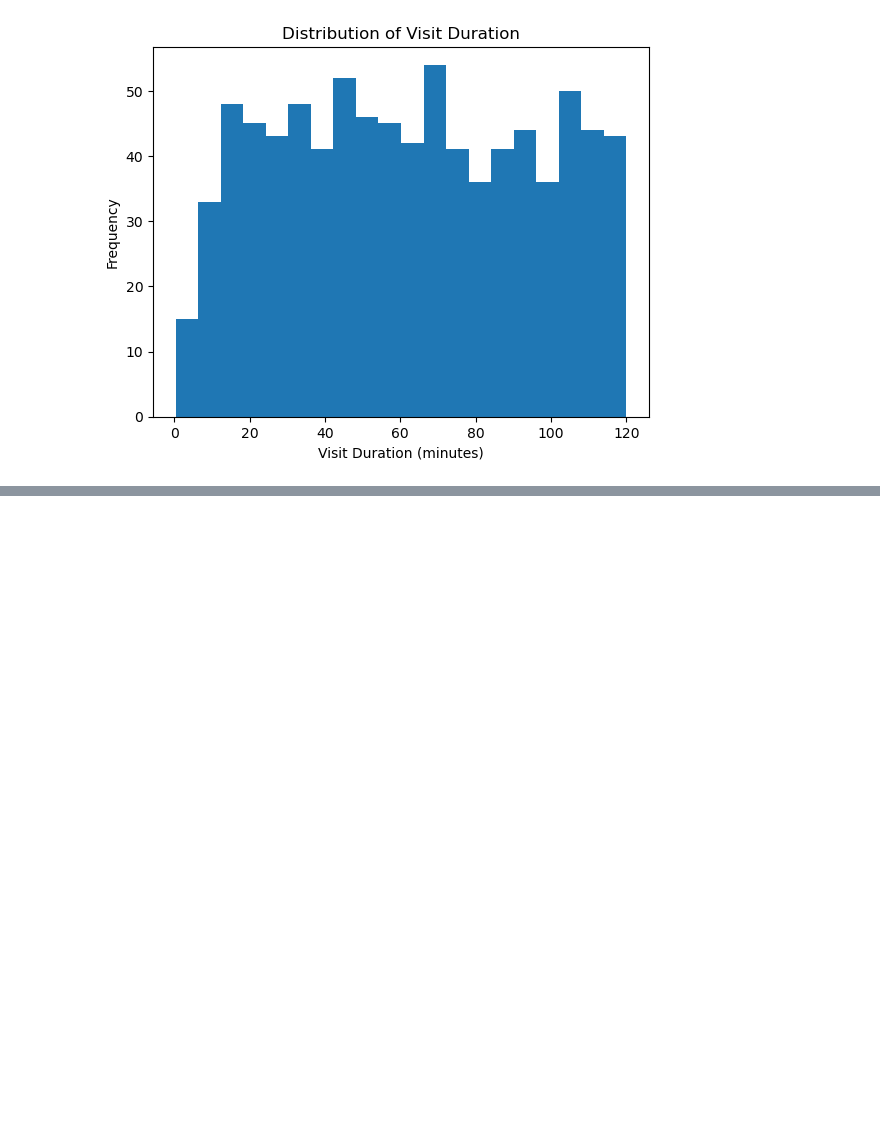
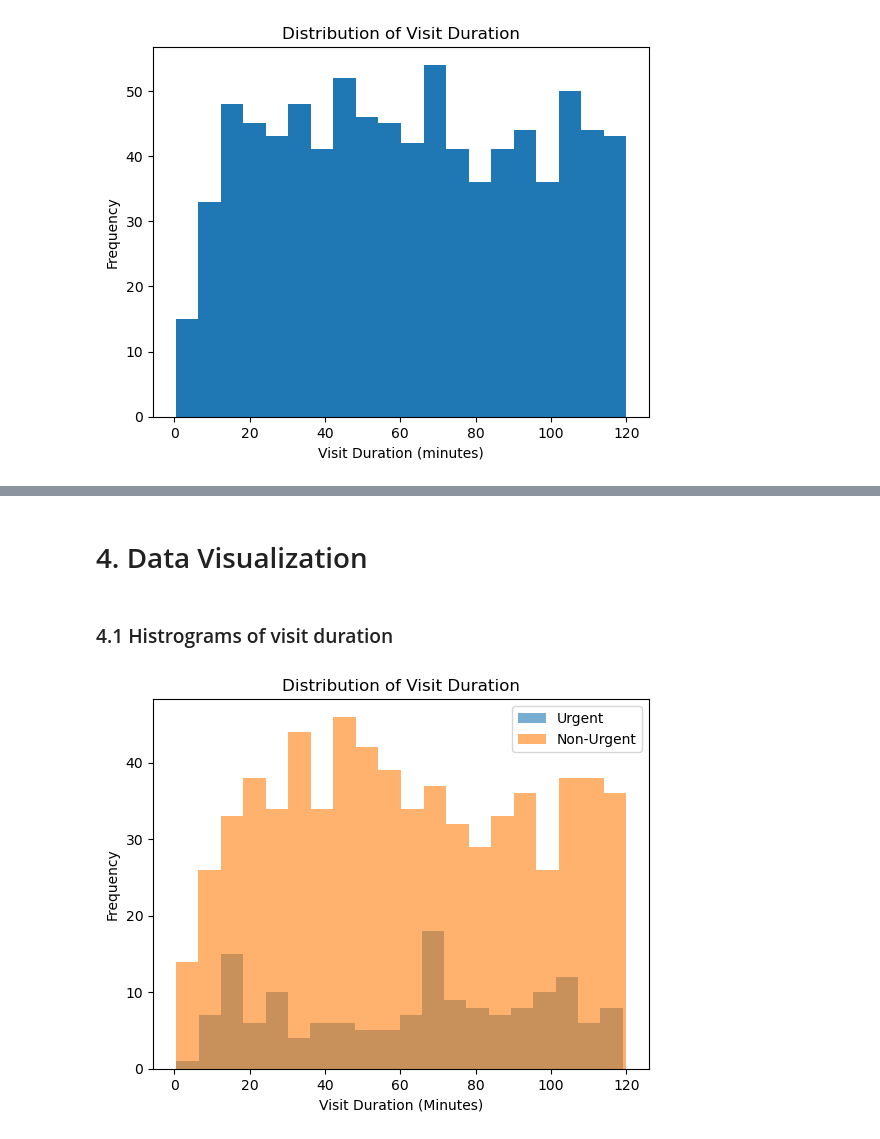
Before and after one commit to tawanwetaya-debug/speedoc_assignment, a Jupyter notebook: data_analysis.ipynb, the cells around one changed output, grey strips where cells are left out. Saved outputs shown, nothing was run; the diff lists cells and outputs as text; code cells hidden in the pictures; blank space fills up the shorter version.

```diff
--- a/data_analysis.ipynb
+++ b/data_analysis.ipynb
@@ -478,0 +675,20 @@ plt.show()
+# %% [markdown]
+# 4. Data Visualization
+# %% [markdown]
+### 4.1 Histrograms of visit duration
+# %%
+import matplotlib.pyplot as plt
+
+urgent_data = df_test[df_test['urgent_case'] == True]['visit_duration_minutes']
+non_urgent_data = df_test[df_test['urgent_case'] == False]['visit_duration_minutes']
+
+plt.hist(urgent_data, bins=20, alpha=0.6, label='Urgent')
+plt.hist(non_urgent_data, bins=20, alpha=0.6, label='Non-Urgent')
+
+plt.xlabel('Visit Duration (Minutes)')
+plt.ylabel('Frequency')
+plt.title('Distribution of Visit Duration')
+plt.legend()
+plt.show()
+# %% [output]
+[figure, added]
```
Also changed, not shown: parts of 35 cells of this notebook, 4 other files.
